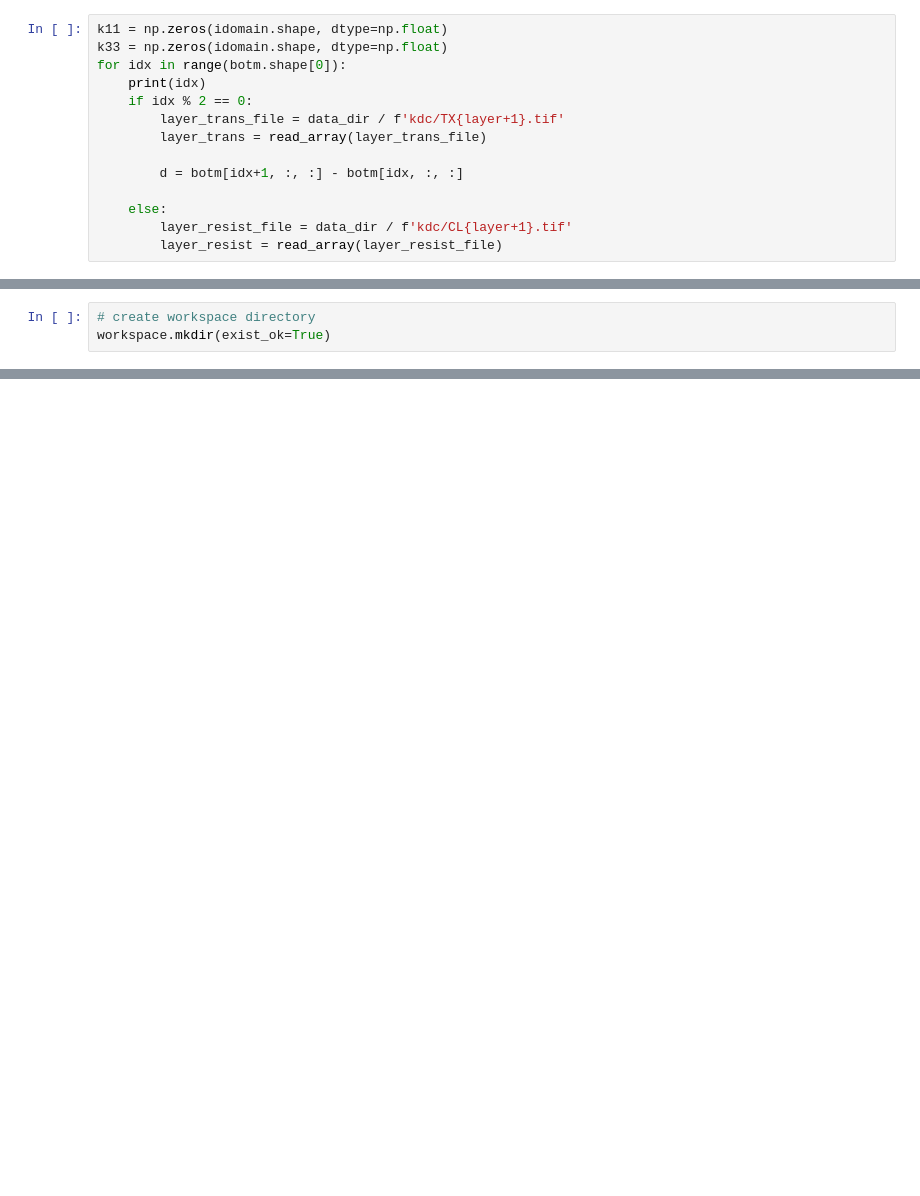
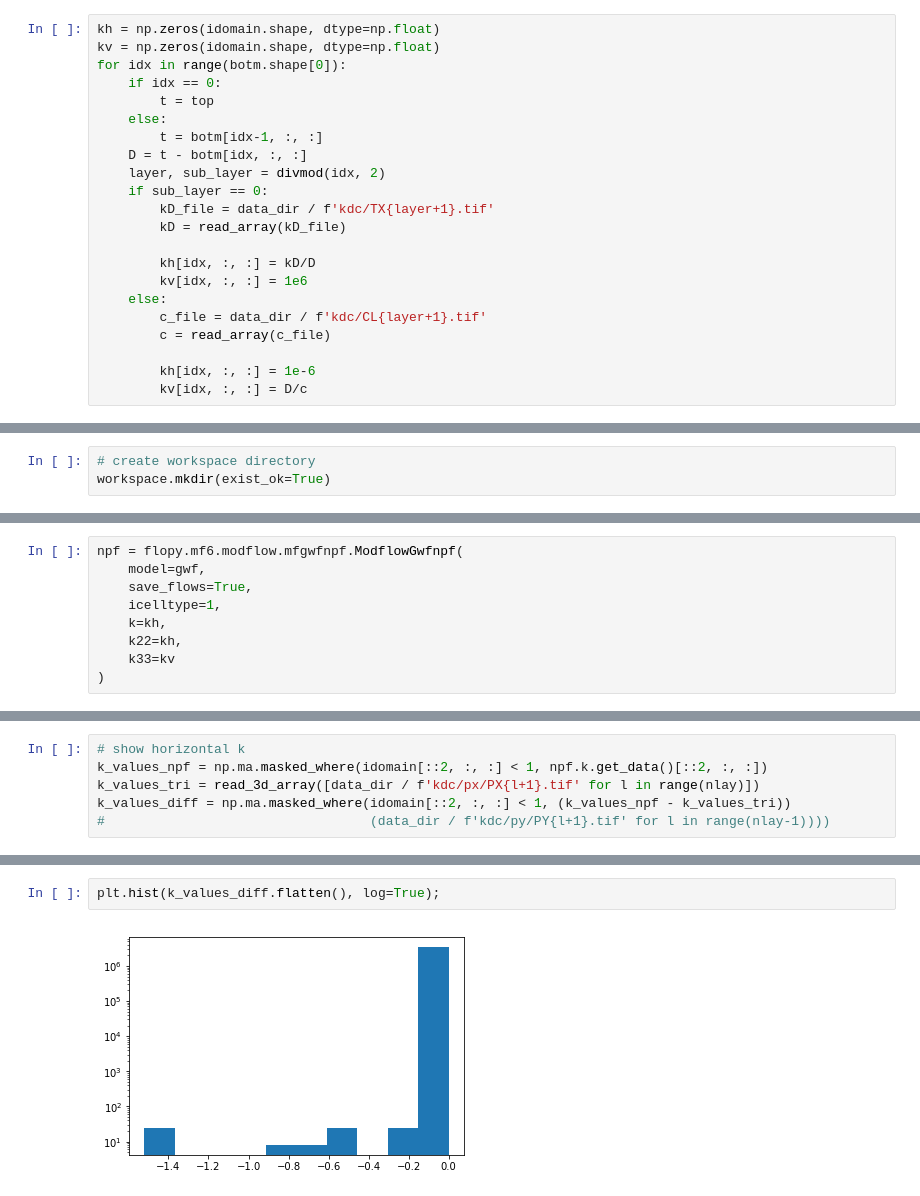
Before and after one commit to tomvansteijn/mf6brabant, a Jupyter notebook: notebooks/NPF.ipynb, the cells around one changed output, grey strips where cells are left out. Saved outputs shown, nothing was run; the diff lists cells and outputs as text; blank space fills up the shorter version.

```diff
--- a/notebooks/NPF.ipynb
+++ b/notebooks/NPF.ipynb
@@ -105,16 +105,24 @@ print(idomain.shape)
 # %% [output]
 (37, 450, 601)
 # %%
-k11 = np.zeros(idomain.shape, dtype=np.float)
-k33 = np.zeros(idomain.shape, dtype=np.float)
+kh = np.zeros(idomain.shape, dtype=np.float)
+kv = np.zeros(idomain.shape, dtype=np.float)
 for idx in range(botm.shape[0]):
-    print(idx)
-    if idx % 2 == 0:
-        layer_trans_file = data_dir / f'kdc/TX{layer+1}.tif'
-        layer_trans = read_array(layer_trans_file)
+    if idx == 0:
+        t = top
+    else:
+        t = botm[idx-1, :, :]
+    D = t - botm[idx, :, :]
+    layer, sub_layer = divmod(idx, 2)
+    if sub_layer == 0:
+        kD_file = data_dir / f'kdc/TX{layer+1}.tif'
+        kD = read_array(kD_file)
 
-        d = botm[idx+1, :, :] - botm[idx, :, :]
+        kh[idx, :, :] = kD/D
+        kv[idx, :, :] = 1e6
+    else:
+        c_file = data_dir / f'kdc/CL{layer+1}.tif'
+        c = read_array(c_file)
 
-    else:
-        layer_resist_file = data_dir / f'kdc/CL{layer+1}.tif'
-        layer_resist = read_array(layer_resist_file)
+        kh[idx, :, :] = 1e-6
+        kv[idx, :, :] = D/c
@@ -172,5 +160,14 @@ dis = flopy.mf6.modflow.mfgwfdis.ModflowGwfdis(gwf,
     top=top, botm=botm,
     idomain=idomain,
     )
+# %%
+npf = flopy.mf6.modflow.mfgwfnpf.ModflowGwfnpf(
+    model=gwf,
+    save_flows=True,
+    icelltype=1,
+    k=kh,
+    k22=kh,
+    k33=kv
+)
 # %%
 # write to package file
@@ -177,0 +205,6 @@ dis.write_file(check=False)
+# %%
+# show horizontal k
+k_values_npf = np.ma.masked_where(idomain[::2, :, :] < 1, npf.k.get_data()[::2, :, :])
+k_values_tri = read_3d_array([data_dir / f'kdc/px/PX{l+1}.tif' for l in range(nlay)])
+k_values_diff = np.ma.masked_where(idomain[::2, :, :] < 1, (k_values_npf - k_values_tri))
+#                                  (data_dir / f'kdc/py/PY{l+1}.tif' for l in range(nlay-1))))
@@ -177,0 +215,4 @@ dis.write_file(check=False)
+# %%
+plt.hist(k_values_diff.flatten(), log=True);
+# %% [output]
+[figure, added]
```
Also changed, not shown: parts of 12 cells of this notebook.
